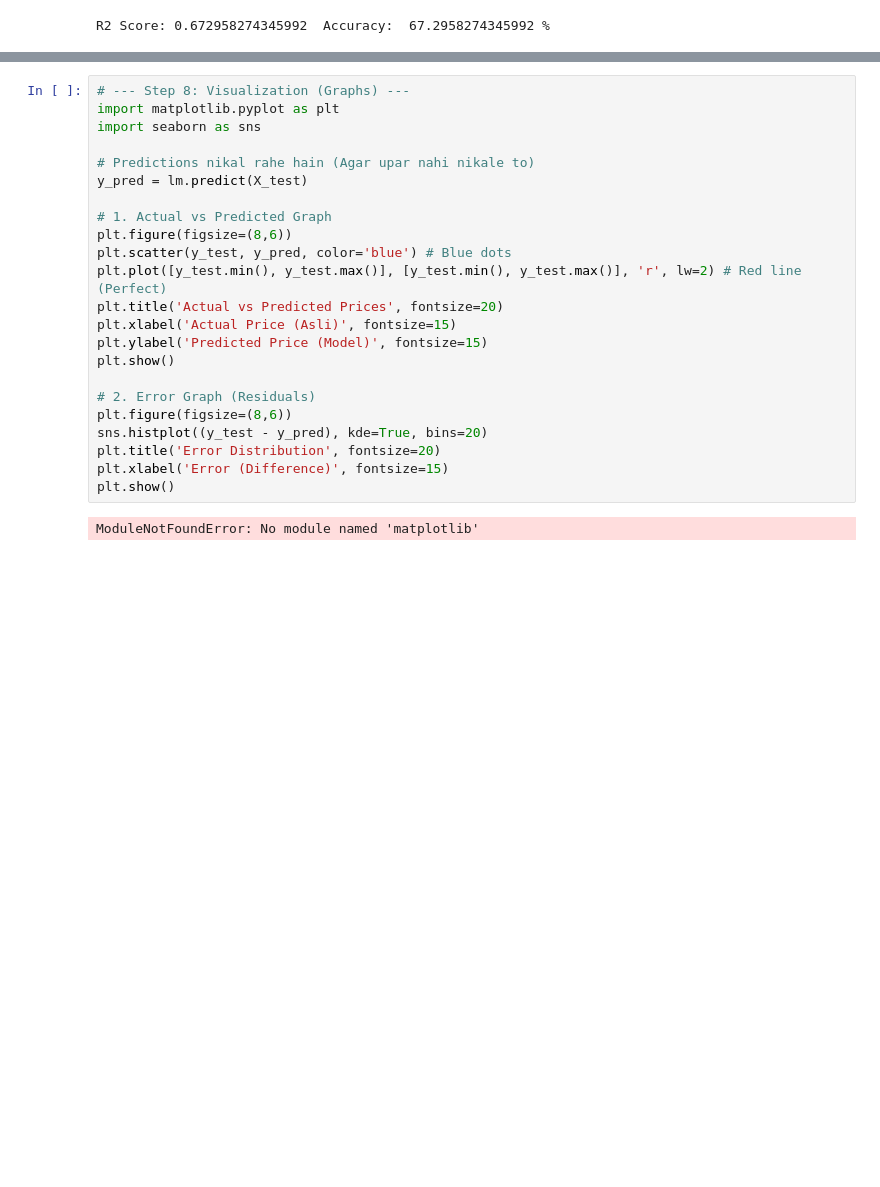
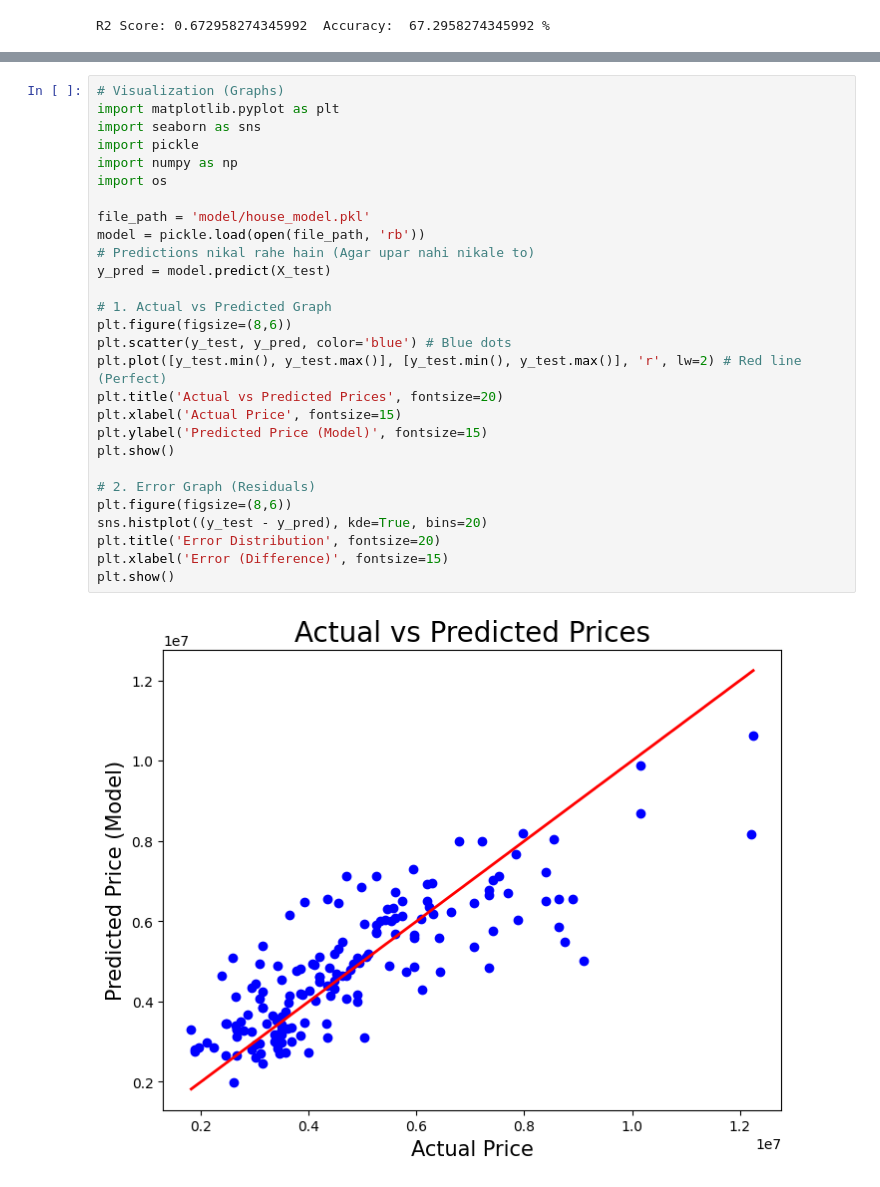
Before and after one commit to immohitsen/House_Price_Prediction, a Jupyter notebook: house_model.ipynb, the cells around one changed output, grey strips where cells are left out. Saved outputs shown, nothing was run; the diff lists cells and outputs as text; blank space fills up the shorter version.

Commit message:
Visualization

```diff
--- a/house_model.ipynb
+++ b/house_model.ipynb
@@ -140,25 +143,30 @@ Saved Model location: model\house_model.pkl
 # %%
-# --- Step 8: Visualization (Graphs) ---
+# Visualization (Graphs)
 import matplotlib.pyplot as plt
 import seaborn as sns
+import pickle
+import numpy as np
+import os
 
+file_path = 'model/house_model.pkl'
+model = pickle.load(open(file_path, 'rb'))
 # Predictions nikal rahe hain (Agar upar nahi nikale to)
-y_pred = lm.predict(X_test)
+y_pred = model.predict(X_test)
 
 # 1. Actual vs Predicted Graph
 plt.figure(figsize=(8,6))
 plt.scatter(y_test, y_pred, color='blue') # Blue dots
 plt.plot([y_test.min(), y_test.max()], [y_test.min(), y_test.max()], 'r', lw=2) # Red line (Perfect)
 plt.title('Actual vs Predicted Prices', fontsize=20)
-plt.xlabel('Actual Price (Asli)', fontsize=15)
+plt.xlabel('Actual Price', fontsize=15)
 plt.ylabel('Predicted Price (Model)', fontsize=15)
 plt.show()
 
 # 2. Error Graph (Residuals)
 plt.figure(figsize=(8,6))
 sns.histplot((y_test - y_pred), kde=True, bins=20)
 plt.title('Error Distribution', fontsize=20)
 plt.xlabel('Error (Difference)', fontsize=15)
 plt.show()
 # %% [output]
-ModuleNotFoundError: No module named 'matplotlib'
+[figure, added]
```
Also changed, not shown: parts of 3 cells of this notebook.
